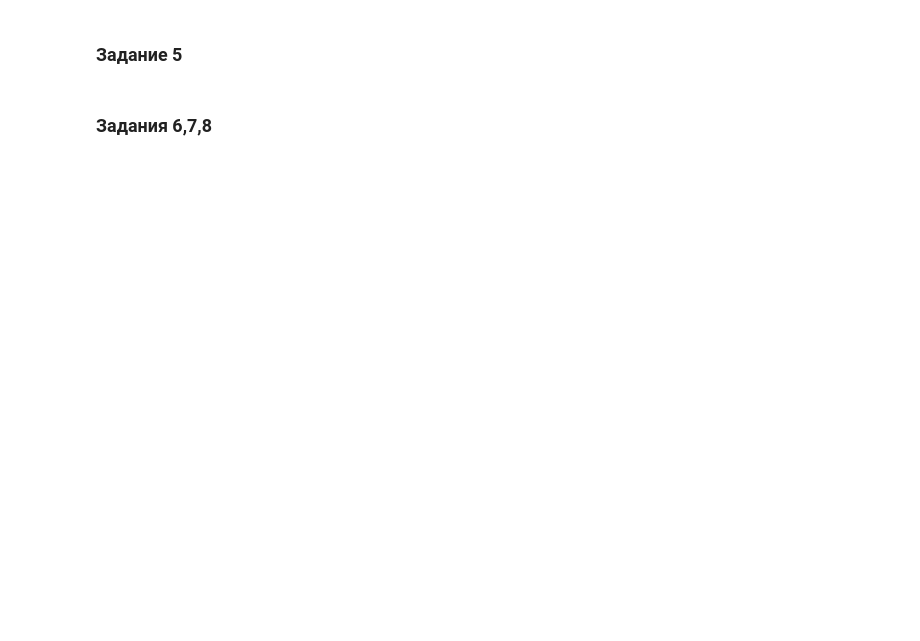
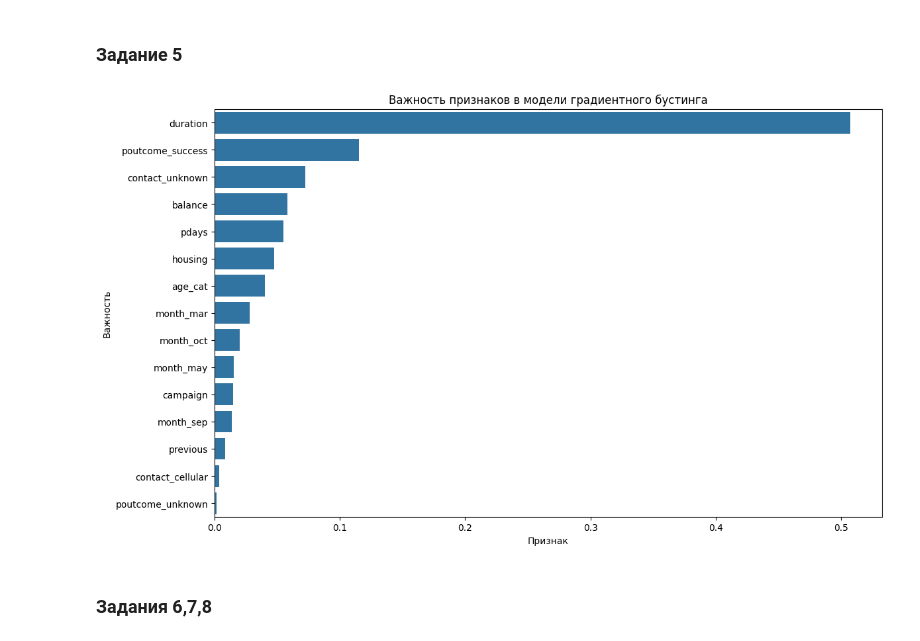
Before and after one commit to al-ogr/sf_pr4_banking_direct_marketing, a Jupyter notebook: banking_direct_marketing.ipynb, the cells around one changed output. Drawn from its saved outputs; the diff is of its cells as text; code cells hidden in the pictures; blank space fills up the shorter version.

```diff
--- a/banking_direct_marketing.ipynb
+++ b/banking_direct_marketing.ipynb
@@ -803,3 +892,6 @@ X_train, X_test, y_train, y_test = train_test_split(X, y, stratify=y, random_sta
 ### Задание 10
 # %%
 # нормализуйте данные с помощью minmaxsxaler
+scaler = MinMaxScaler()
+X_train = scaler.fit_transform(X_train.values)
+X_test = scaler.transform(X_test)
@@ -823,3 +1038,14 @@ X_train, X_test, y_train, y_test = train_test_split(X, y, stratify=y, random_sta
 ### Задание 1
 # %%
 # обучите на ваших данных случайный лес
+#Создаем объект класса случайного леса
+model_rf = ensemble.RandomForestClassifier(n_estimators = 100,
+                                           criterion = 'gini',
+                                           min_samples_leaf = 5,
+                                           max_depth = 10,
+                                           random_state = 42)
+#Обучаем модель, минимизируя logloss
+model_rf.fit(X_train, y_train)
+# Вычисление метрик
+y_test_pred = model_rf.predict(X_test)
+print(metrics.classification_report(y_test, y_test_pred))
@@ -827,3 +1062,20 @@ X_train, X_test, y_train, y_test = train_test_split(X, y, stratify=y, random_sta
 ### Задания 2 и 3
 # %%
 # используйте для классификации градиентный бустинг и сравните качество со случайным лесом
+# Создаем модель градиентного бустинга
+model_gb = GradientBoostingClassifier(learning_rate = 0.05,
+                                      n_estimators = 300,
+                                      min_samples_leaf = 5,
+                                      max_depth = 5,
+                                      random_state = 42)
+# Обучаем модель
+model_gb.fit(X_train, y_train)
+# Вычисление метрик и их фиксация для анализа
+f1_train = cross_val_score(model_gb, X_train, y_train, cv=5, scoring="f1", n_jobs=-1).mean()
+print(f'F1-мера на обучающей выборке: {f1_train:.3f}')
+f1_test = cross_val_score(model_gb, X_test, y_test, cv=5, scoring="f1", n_jobs=-1).mean()
+print(f'F1-мера на тестовой выборке: {f1_test:.3f}')
+
+# Вычисление метрик
+y_test_pred = model_rf.predict(X_test)
+print(metrics.classification_report(y_test, y_test_pred))
@@ -838,3 +1138,19 @@ X_train, X_test, y_train, y_test = train_test_split(X, y, stratify=y, random_sta
+# %%
+# оцените, какие признаки демонстрируют наибольшую  важность в модели градиентного бустинга
+fig, ax = plt.subplots(figsize=(13, 8)) #фигура + координатная плоскость
+df_feature_importances = pd.DataFrame().from_dict({'feature': kbest_15,
+                                                   'feature_importances': model_gb.feature_importances_})
+df_feature_importances.sort_values('feature_importances', ascending=False, inplace=True)
+#Строим столбчатую диаграмму
+sns.barplot(x=df_feature_importances['feature_importances'],
+            y=df_feature_importances['feature'],
+            ax=ax);
+#Добавляем подпись графику, осям абсцисс и ординат
+ax.set_title('Важность признаков в модели градиентного бустинга')
+ax.set_xlabel('Признак')
+ax.set_ylabel('Важность');
+# %% [output]
+[figure, added]
 # %% [markdown]
 ### Задания 6,7,8
 # %%
```
Also changed, not shown: parts of 38 cells of this notebook.
